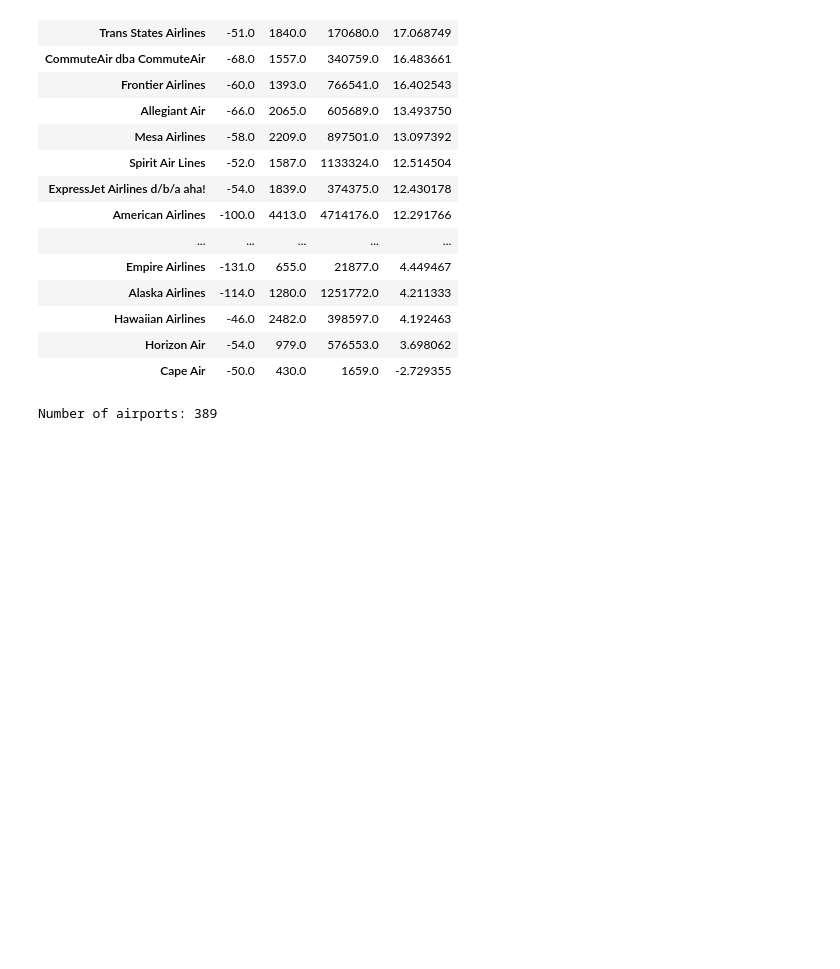
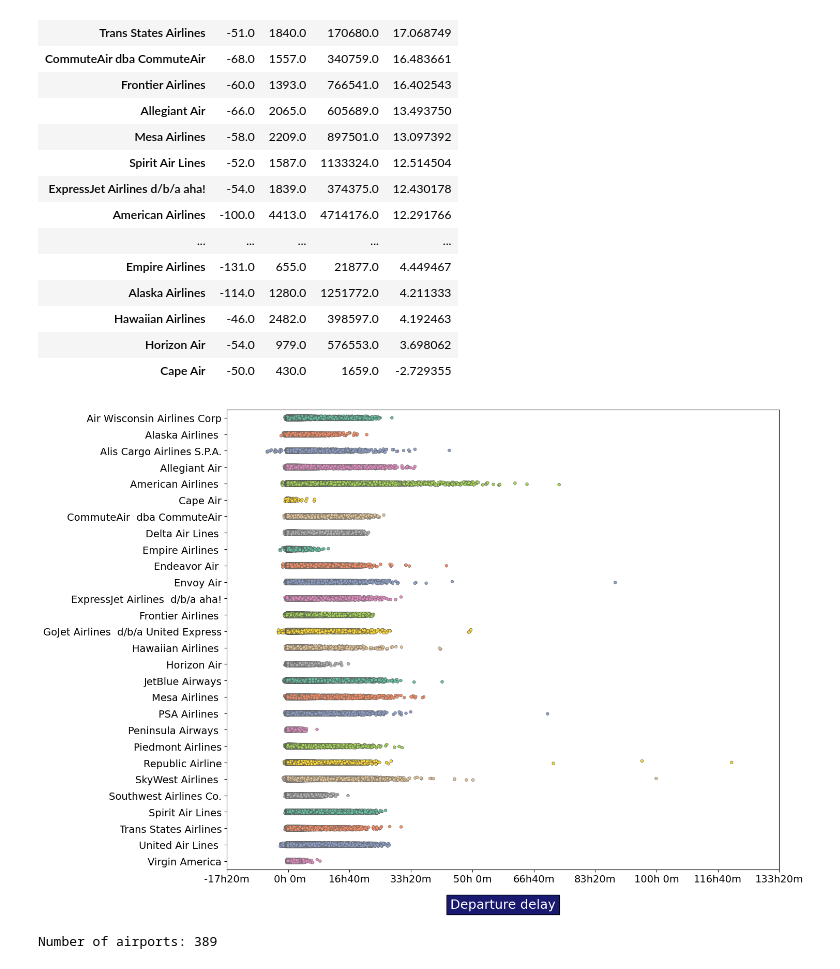
Before and after one commit to cjalonzo413/Flight-delays, a Jupyter notebook: Flight delays.ipynb, the cells around one changed output. Saved outputs shown, nothing was run; the diff lists cells and outputs as text; code cells hidden in the pictures; blank space fills up the shorter version.

```diff
--- a/Flight delays.ipynb
+++ b/Flight delays.ipynb
@@ -430,27 +430,28 @@ global_stats
 | Horizon Air | -54.0 | 979.0 | 576553.0 | 3.698062 |
 | Cape Air | -50.0 | 430.0 | 1659.0 | -2.729355 |
 # %%
-# striplot
-#colors = sns.color_palette("Set2", n_colors=28)
+# Striplot
+colors = sns.color_palette("Set2", n_colors=28)
 
-# Increase the figure size
-#plt.figure(figsize=(15, 10))
+plt.figure(figsize=(15, 10))
 
-#ax3 = sns.stripplot(y="Description", x="DEP_DELAY", size=4, palette=colors,
-#                    data=df_merged, linewidth=0.5, jitter=True)
+ax3 = sns.stripplot(y="Description", x="DEP_DELAY", size=4, palette=colors,
+                    data=df_merged, linewidth=0.5, jitter=True)
 
-#plt.setp(ax3.get_xticklabels(), fontsize=14)
-#plt.setp(ax3.get_yticklabels(), fontsize=14)
-#ax3.set_xticks(ax3.get_xticks())
-#ax3.set_xticklabels(['{:2.0f}h{:2.0f}m'.format(*divmod(x, 60)) for x in ax3.get_xticks()],
-#                    fontsize=14)
+plt.setp(ax3.get_xticklabels(), fontsize=14)
+plt.setp(ax3.get_yticklabels(), fontsize=14)
+ax3.set_xticks(ax3.get_xticks())
+ax3.set_xticklabels(['{:2.0f}h{:2.0f}m'.format(*divmod(x, 60)) for x in ax3.get_xticks()],
+                    fontsize=14)
 
-#plt.xlabel('Departure delay', fontsize=18, bbox={'facecolor': 'midnightblue', 'pad': 5},
-#           color='w', labelpad=20)
-#ax3.yaxis.label.set_visible(False)
+plt.xlabel('Departure delay', fontsize=18, bbox={'facecolor': 'midnightblue', 'pad': 5},
+           color='w', labelpad=20)
+ax3.yaxis.label.set_visible(False)
 
-#plt.tight_layout(w_pad=3)
-#plt.show()
+plt.tight_layout(w_pad=3)
+plt.show()
+# %% [output]
+[figure, added]
 # %%
 print("Number of airports: {}".format(len(df_merged['ORIGIN'].unique())))
 # %% [output]
```
Also changed, not shown: parts of 5 cells of this notebook.
